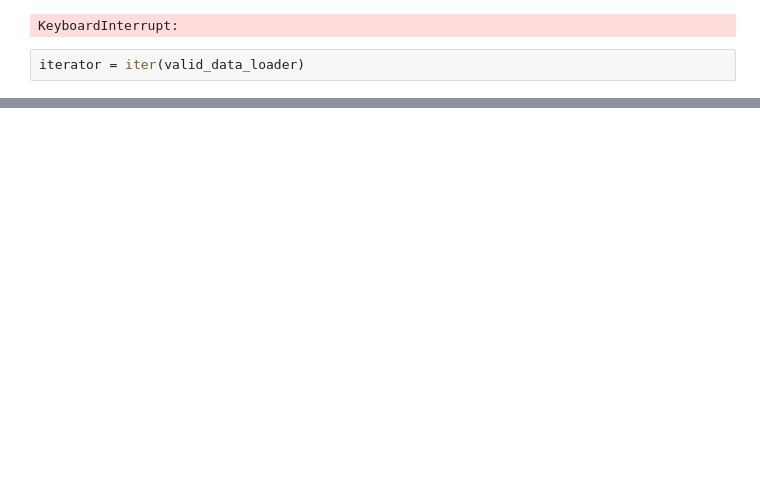
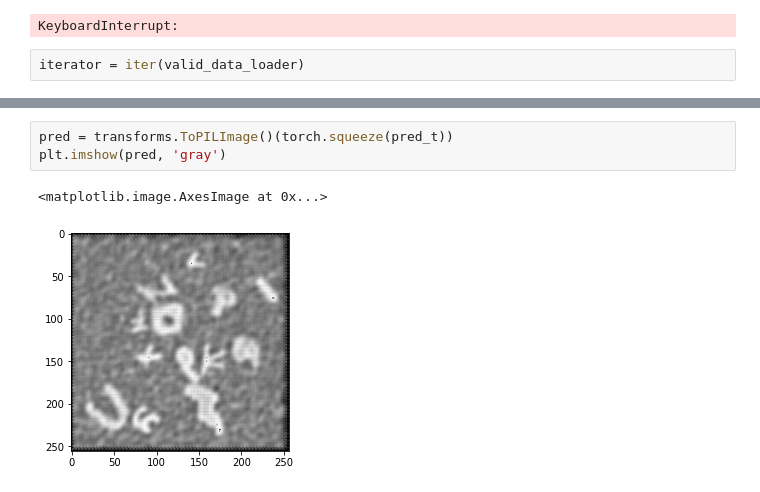
Before and after one commit to hyunseoki/dacon_dirty_mnist_1st, a Jupyter notebook: autoencoder.ipynb, the cells around one changed output, grey strips where cells are left out. Cells and saved outputs as stored; diff of their text form; blank space fills up the shorter version.

```diff
--- a/autoencoder.ipynb
+++ b/autoencoder.ipynb
@@ -334,0 +422,6 @@ plt.plot()
+# %%
+pred = transforms.ToPILImage()(torch.squeeze(pred_t))
+plt.imshow(pred, 'gray')
+# %% [output]
+<matplotlib.image.AxesImage at 0x...>
+[figure, added]
```
Also changed, not shown: parts of 27 cells of this notebook, 4 other files.
